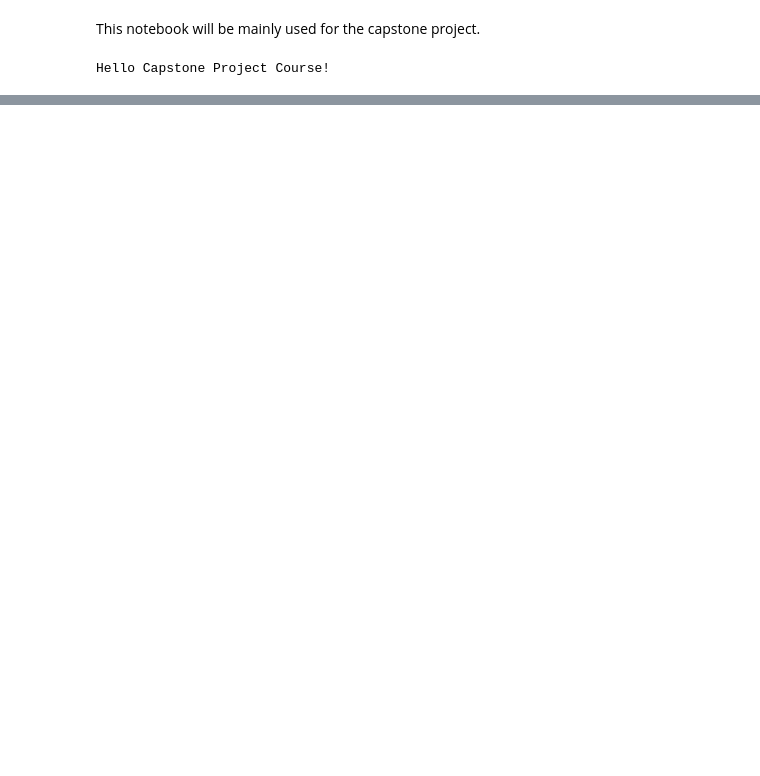
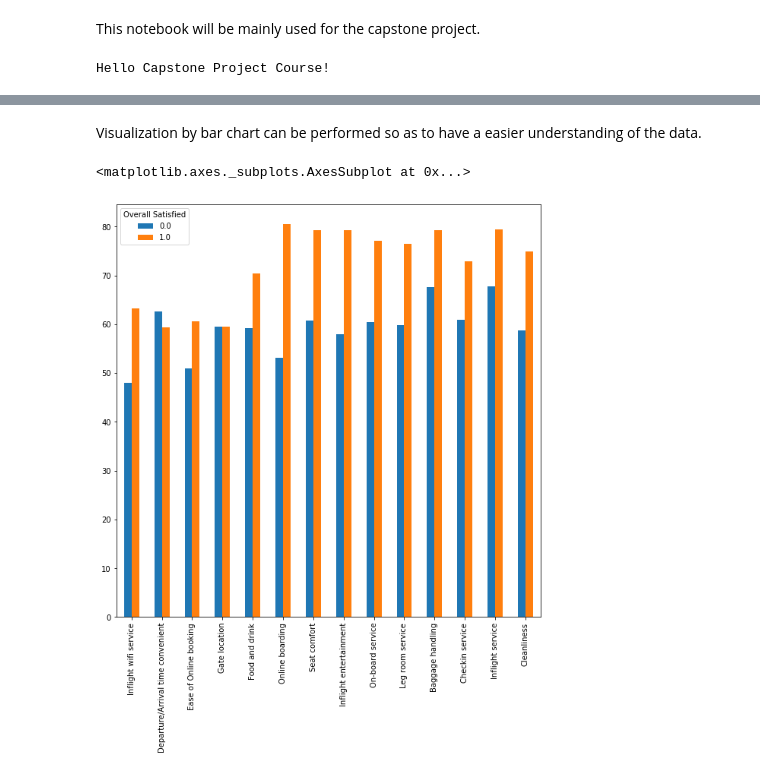
Before and after one commit to timsiu424/Coursera_Capstone, a Jupyter notebook: Capstone Project.ipynb, the cells around one changed output, grey strips where cells are left out. Saved outputs shown, nothing was run; the diff lists cells and outputs as text; code cells hidden in the pictures; blank space fills up the shorter version.

```diff
--- a/Capstone Project.ipynb
+++ b/Capstone Project.ipynb
@@ -18,0 +39,3 @@ Regarding the dataset, there are about 104,000 and 26,000 records in the trainin
+# %%
+df.drop("id", axis = 1, inplace = True)
+df.head()
@@ -18,0 +52,6 @@ Regarding the dataset, there are about 104,000 and 26,000 records in the trainin
+# %%
+satisfied = pd.get_dummies(df["satisfaction"], drop_first = True)
+satisfied.rename(columns={"satisfied":"Overall Satisfied"}, inplace = True)
+df = pd.concat([df, satisfied], axis = 1)
+df.drop("satisfaction", axis = 1, inplace = True)
+df.head()
@@ -18,0 +101,2 @@ Regarding the dataset, there are about 104,000 and 26,000 records in the trainin
+# %%
+factorsControllable = df.drop(columns=["Gender","Customer Type","Age","Type of Travel","Class","Flight Distance","Departure Delay in Minutes","Arrival Delay in Minutes"])
@@ -18,0 +105,3 @@ Regarding the dataset, there are about 104,000 and 26,000 records in the trainin
+# %%
+factorsControllable_new = factorsControllable * 20/100
+factorsControllable_new["Overall Satisfied"] = factorsControllable_new["Overall Satisfied"] / 20*100
@@ -18,0 +115,7 @@ Regarding the dataset, there are about 104,000 and 26,000 records in the trainin
+# %% [markdown]
+Visualization by bar chart can be performed so as to have a easier understanding of the data.
+# %%
+factorsControllable_new.groupby("Overall Satisfied").mean().transpose().plot(kind="bar", figsize = (10,10))
+# %% [output]
+<matplotlib.axes._subplots.AxesSubplot at 0x...>
+[figure, added]
```
Also changed, not shown: parts of 39 cells of this notebook, 2 other files.
